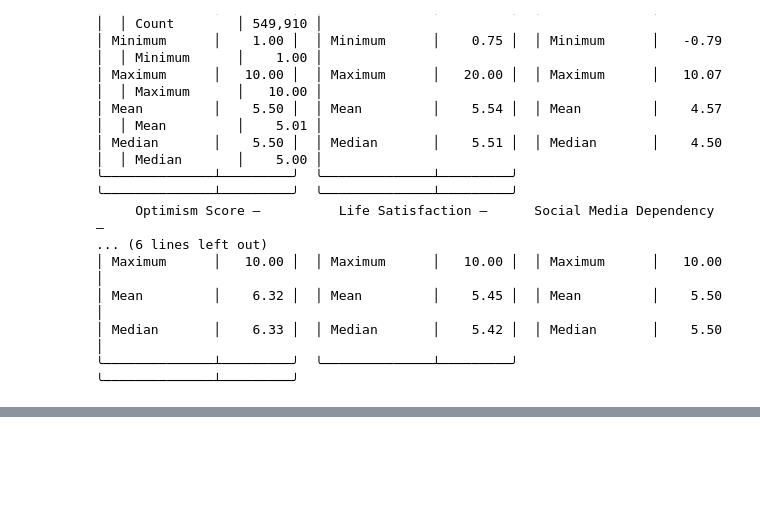
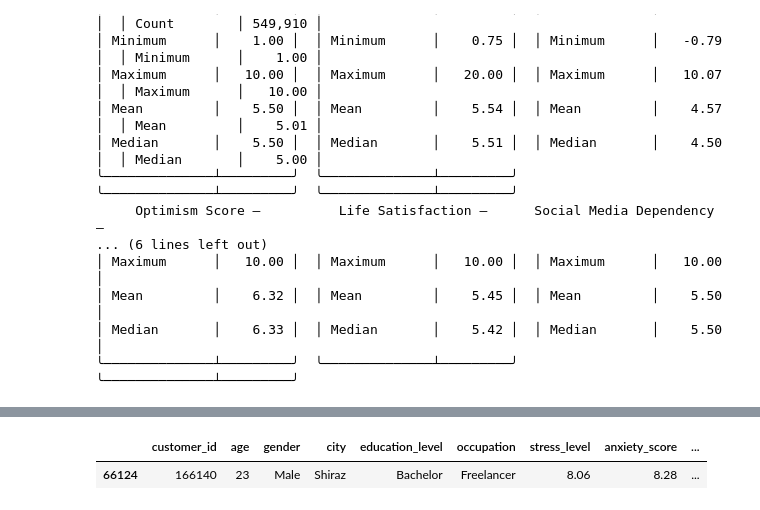
Before and after one commit to Sara-xv/Customer-Psychology-Sales, a Jupyter notebook: i.ipynb, the cells around one changed output, grey strips where cells are left out. Drawn from its saved outputs; the diff is of its cells as text; code cells hidden in the pictures; blank space fills up the shorter version.

```diff
--- a/i.ipynb
+++ b/i.ipynb
@@ -291,0 +306,5 @@ Stress Level — Descriptive       Anxiety Score —        Self Esteem — Desc
+# %%
+data.sample()
+# %% [output]
+|  | customer_id | age | gender | city | education_level | occupation | stress_level | anxiety_score | ... |
+| 66124 | 166140 | 23 | Male | Shiraz | Bachelor | Freelancer | 8.06 | 8.28 | ... |
```
Also changed, not shown: parts of 13 cells of this notebook.
